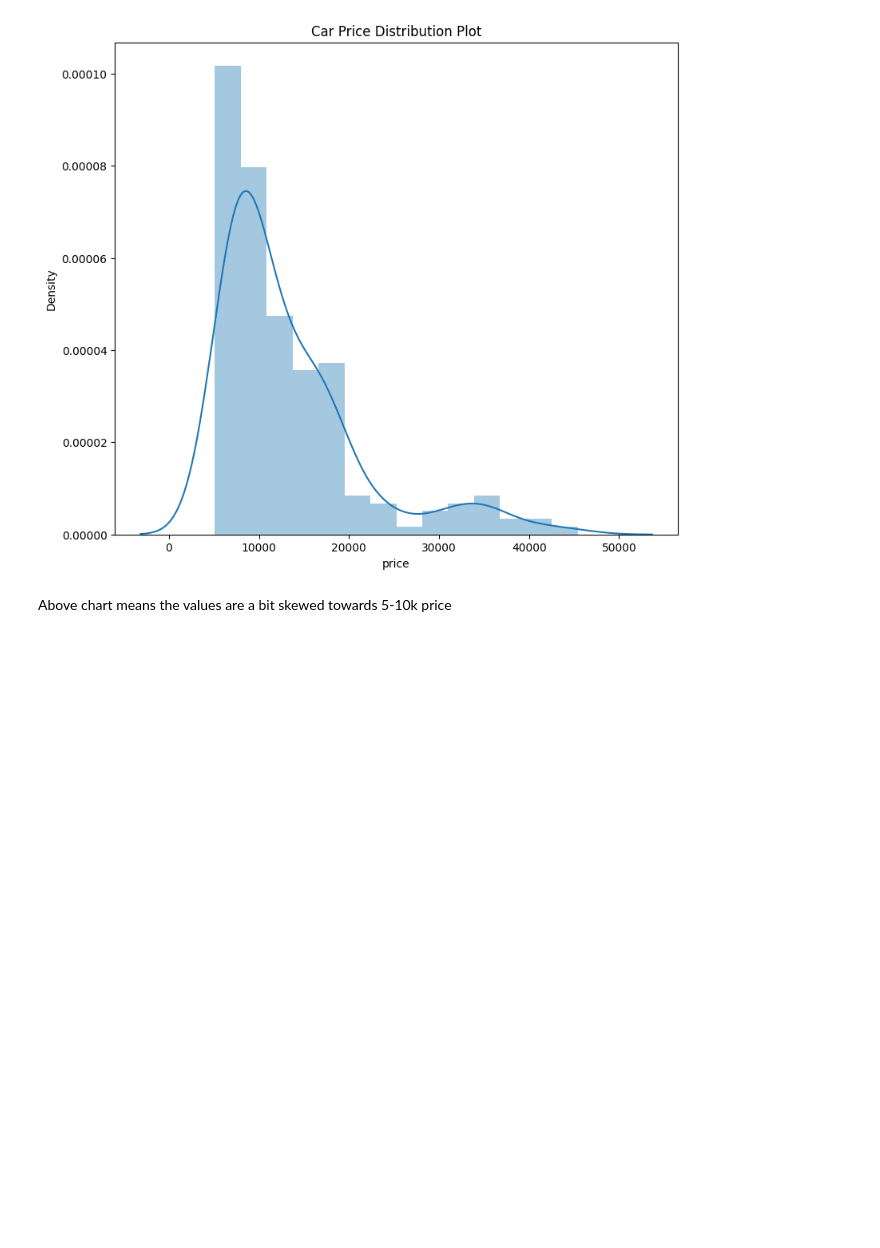
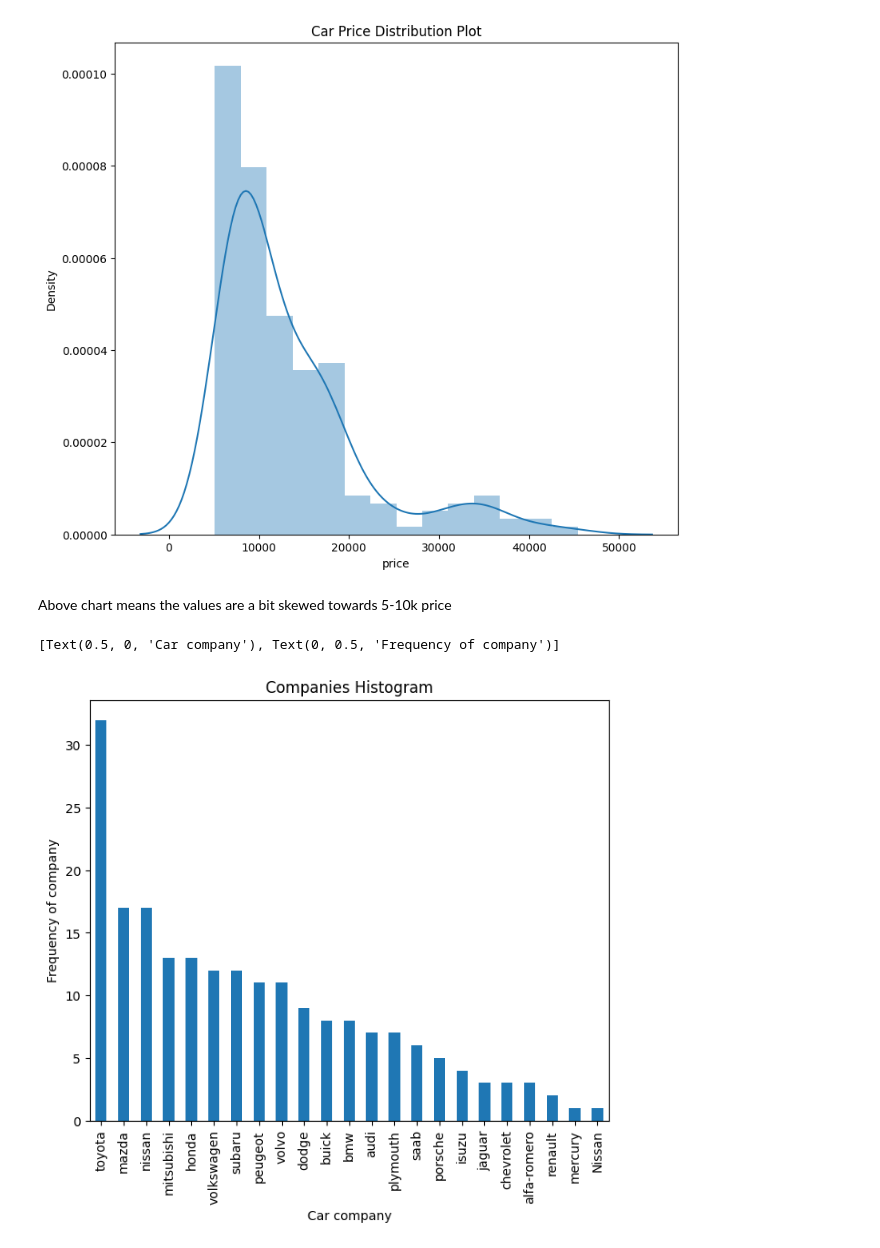
Before and after one commit to amanjaiswalofficial/machine-learning-engineer-roadmap, a Jupyter notebook: kaggle-notebooks/02-car-price-prediction.ipynb, the cells around one changed output. Drawn from its saved outputs; the diff is of its cells as text; code cells hidden in the pictures; blank space fills up the shorter version.

```diff
--- a/kaggle-notebooks/02-car-price-prediction.ipynb
+++ b/kaggle-notebooks/02-car-price-prediction.ipynb
@@ -163,3 +163,14 @@ sns.distplot(cars.price)
 [figure]
 # %% [markdown]
 Above chart means the values are a bit skewed towards 5-10k price
+# %%
+# Visualizing categorical data
+plt.figure(figsize=(25, 6))
+
+plt.subplot(1,3,1)
+plt1 = cars.CompanyName.value_counts().plot(kind='bar')
+plt.title('Companies Histogram')
+plt1.set(xlabel = 'Car company', ylabel='Frequency of company')
+# %% [output]
+[Text(0.5, 0, 'Car company'), Text(0, 0.5, 'Frequency of company')]
+[figure, added]
```
Also changed, not shown: parts of 2 cells of this notebook.
